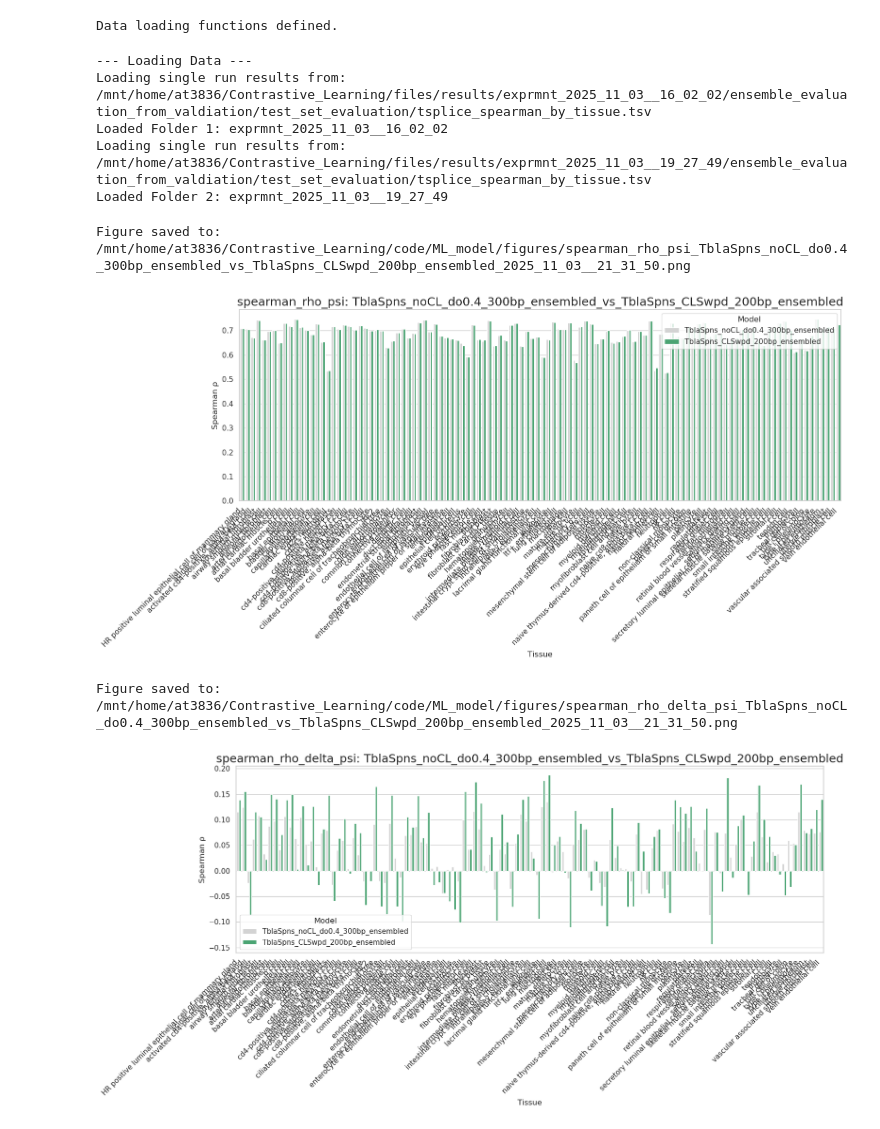
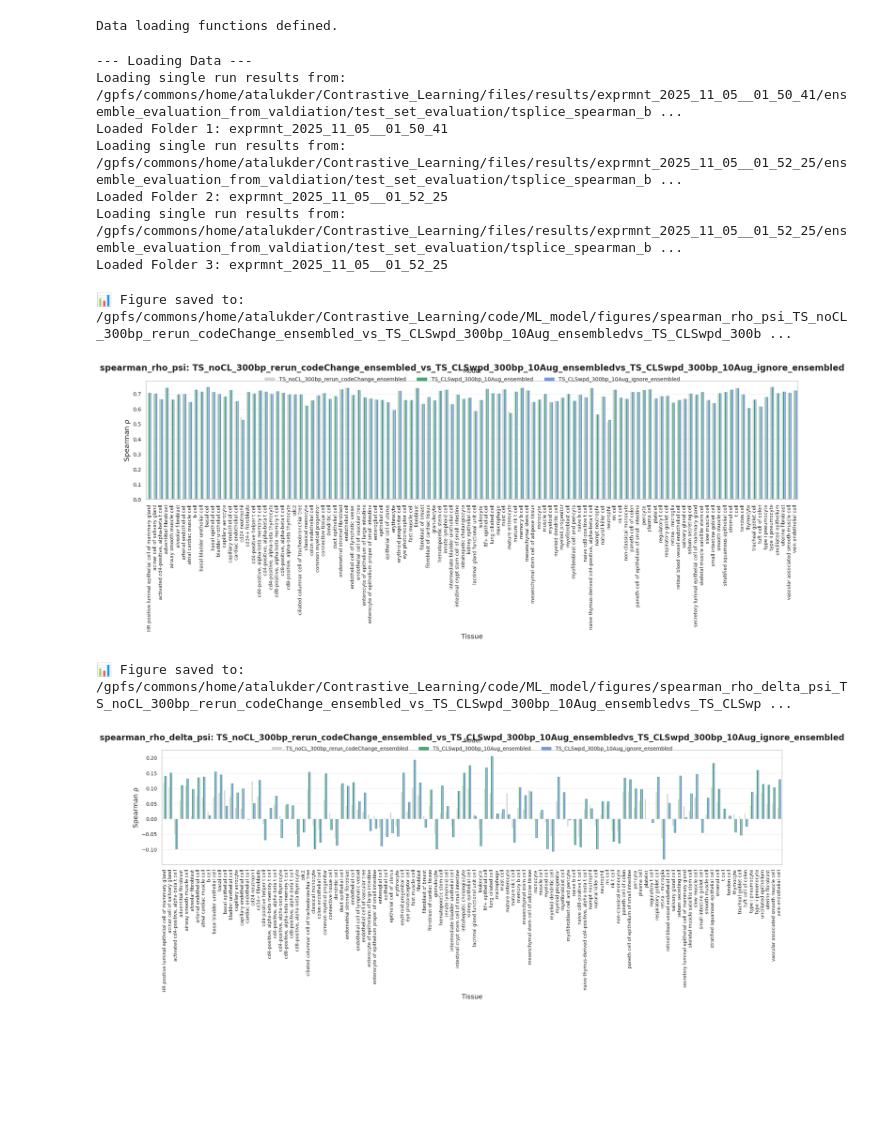
Before and after one commit to ArghamitraT/CL_Splicing_Regulation, a Jupyter notebook: ML_model/scripts/result_analysis/notebooks/plotDeltaPsi2_TS.ipynb, the cells around one changed output. Cells and saved outputs as stored; diff of their text form; code cells hidden in the pictures; blank space fills up the shorter version.

Commit message:
TS 3 division Tissue added

```diff
--- a/ML_model/scripts/result_analysis/notebooks/plotDeltaPsi2_TS.ipynb
+++ b/ML_model/scripts/result_analysis/notebooks/plotDeltaPsi2_TS.ipynb
@@ -202,29 +222,38 @@ def plot_average_across_tissues_2models(
 
 # --- Configuration ---
 # --- Folder 1 ---
-result_file_name1 =  "exprmnt_2025_11_03__16_02_02" # EMPRAIPsi_TblaSpns_noCL_do0.4_300bp_2025_11_03__16_02_02
-model1_user_name_norun = 'TblaSpns_noCL_do0.4_300bp'
+result_file_name1 = "exprmnt_2025_11_05__01_50_41" # EMPRAIPsi_TS_noCL_300bp_rerun_codeChange_2025_11_05__01_50_41
+model1_user_name_norun = 'TS_noCL_300bp_rerun_codeChange'
 model1_user_name = f'{model1_user_name_norun}_ensembled'
 model1_user_avg_name = f'{model1_user_name_norun}_avg'
 model1_runNumber = None
 
 
 # --- Folder 2 (Define paths and names for your second experiment) ---
-result_file_name2 =  "exprmnt_2025_11_03__19_27_49" # EMPRAIPsi_TblaSpns_CLSwpd_200bp_2025_11_03__19_27_49
-model2_user_name_norun = 'TblaSpns_CLSwpd_200bp'
+result_file_name2 =  "exprmnt_2025_11_05__01_52_25" # EMPRAIPsi_TS_CLSwpd_300bp_10Aug_rerun_codeChange_2025_11_05__01_52_25
+model2_user_name_norun = 'TS_CLSwpd_300bp_10Aug'
 model2_user_name = f'{model2_user_name_norun}_ensembled'
 model2_user_avg_name = f'{model2_user_name_norun}_avg'
 model2_runNumber = None
+
+
+# --- Folder 3 (Define paths and names for your second experiment) ---
+result_file_name3 =  "exprmnt_2025_11_05__01_52_25" # EMPRAIPsi_TS_CLSwpd_300bp_10Aug_rerun_codeChange_2025_11_05__01_52_25
+model3_user_name_norun = 'TS_CLSwpd_300bp_10Aug_ignore'
+model3_user_name = f'{model3_user_name_norun}_ensembled'
+model3_user_avg_name = f'{model3_user_name_norun}_avg'
+model3_runNumber = None
 # %%
 # --- Base Dirs ---
-# main_dir = "/gpfs/commons/home/atalukder/Contrastive_Learning/files/results/"
-main_dir = "/mnt/home/at3836/Contrastive_Learning/files/results/"
+main_dir = "/gpfs/commons/home/atalukder/Contrastive_Learning/files/results/"
+# main_dir = "/mnt/home/at3836/Contrastive_Learning/files/results/"
 fig_maindir = get_figures_path()
 trimester = time.strftime("_%Y_%m_%d__%H_%M_%S")
 
 # --- Full Paths ---
 RESULTS_FOLDER_PATH1 = f"{main_dir}/{result_file_name1}/ensemble_evaluation_from_valdiation/test_set_evaluation" # <<< Path for Folder 1
 RESULTS_FOLDER_PATH2 = f"{main_dir}/{result_file_name2}/ensemble_evaluation_from_valdiation/test_set_evaluation" # <<< Path for Folder 2
+RESULTS_FOLDER_PATH3 = f"{main_dir}/{result_file_name3}/ensemble_evaluation_from_valdiation/test_set_evaluation" # <<< Path for Folder 3
 # %%
 # --- Load Data ---
 print("--- Loading Data ---")
@@ -239,6 +268,11 @@ try:
     # averaged_run_2_results = load_and_average_all_runs(RESULTS_FOLDER_PATH2)
     print(f"Loaded Folder 2: {result_file_name2}")
 
+    # Results for Folder 3 (Single Run & Averaged)
+    single_run_3_results = load_single_run_results(RESULTS_FOLDER_PATH3)
+    # averaged_run_3_results = load_and_average_all_runs(RESULTS_FOLDER_PATH3)
+    print(f"Loaded Folder 3: {result_file_name3}")
+
 except FileNotFoundError as e:
     print(f"Error loading files: {e}")
     exit()
@@ -247,17 +281,19 @@ except Exception as e:
     exit()
 # %% [output]
 --- Loading Data ---
-Loading single run results from: /mnt/home/at3836/Contrastive_Learning/files/results/exprmnt_2025_11_03__16_02_02/ensemble_evaluation_from_valdiation/test_set_evaluation/tsplice_spearman_by_tissue.tsv
-Loaded Folder 1: exprmnt_2025_11_03__16_02_02
-Loading single run results from: /mnt/home/at3836/Contrastive_Learning/files/results/exprmnt_2025_11_03__19_27_49/ensemble_evaluation_from_valdiation/test_set_evaluation/tsplice_spearman_by_tissue.tsv
-Loaded Folder 2: exprmnt_2025_11_03__19_27_49
+Loading single run results from: /gpfs/commons/home/atalukder/Contrastive_Learning/files/results/exprmnt_2025_11_05__01_50_41/ensemble_evaluation_from_valdiation/test_set_evaluation/tsplice_spearman_b ...
+Loaded Folder 1: exprmnt_2025_11_05__01_50_41
+Loading single run results from: /gpfs/commons/home/atalukder/Contrastive_Learning/files/results/exprmnt_2025_11_05__01_52_25/ensemble_evaluation_from_valdiation/test_set_evaluation/tsplice_spearman_b ...
+Loaded Folder 2: exprmnt_2025_11_05__01_52_25
+Loading single run results from: /gpfs/commons/home/atalukder/Contrastive_Learning/files/results/exprmnt_2025_11_05__01_52_25/ensemble_evaluation_from_valdiation/test_set_evaluation/tsplice_spearman_b ...
+Loaded Folder 3: exprmnt_2025_11_05__01_52_25
 # %%
 ################ 2 user inputs ################
 # %%
 # Prepare the data
 # Prepare the data SINGLE RUN 1 vs SINGLE RUN 2
 
-title_single = f"{model1_user_name}_vs_{model2_user_name}"
+title_single = f"{model1_user_name}_vs_{model2_user_name}vs_{model3_user_name}"
 metric_psi = 'spearman_rho_psi'
 metric_delta = 'spearman_rho_delta_psi'
 
@@ -268,42 +304,48 @@ fig_maindir = get_figures_path()
 comp_df_1, melt_df_1 = prepare_grouped_plot_data(
     df1=single_run_1_results,
     df2=single_run_2_results,
+    df3=single_run_3_results,
     metric=metric_psi,
     model1_name=model1_user_name,
-    model2_name=model2_user_name
+    model2_name=model2_user_name,
+    model3_name=model3_user_name
 )
 
 # Create the plot
 plot_grouped_comparison(
     comp_df_1, melt_df_1,
     title=f'{metric_psi}: {title_single}',
     model1_name=model1_user_name,
     model2_name=model2_user_name,
+    model3_name=model3_user_name,
     save_path=f"{fig_maindir}/spearman_rho_psi_{title_single}{trimester}.png"
 )
 
 # Prepare the data
 comp_df_1, melt_df_1 = prepare_grouped_plot_data(
     df1=single_run_1_results,
     df2=single_run_2_results,
+    df3=single_run_3_results,
     metric=metric_delta,
     model1_name=model1_user_name,
-    model2_name=model2_user_name
+    model2_name=model2_user_name,
+    model3_name=model3_user_name
 )
 
 # Create the plot
 plot_grouped_comparison(
     comp_df_1, melt_df_1,
     title=f'{metric_delta}: {title_single}',
     model1_name=model1_user_name,
     model2_name=model2_user_name,
+    model3_name=model3_user_name,
     save_path=f"{fig_maindir}/spearman_rho_delta_psi_{title_single}{trimester}.png"
 )
 # %% [output]
-Figure saved to: /mnt/home/at3836/Contrastive_Learning/code/ML_model/figures/spearman_rho_psi_TblaSpns_noCL_do0.4_300bp_ensembled_vs_TblaSpns_CLSwpd_200bp_ensembled_2025_11_03__21_31_50.png
+📊 Figure saved to: /gpfs/commons/home/atalukder/Contrastive_Learning/code/ML_model/figures/spearman_rho_psi_TS_noCL_300bp_rerun_codeChange_ensembled_vs_TS_CLSwpd_300bp_10Aug_ensembledvs_TS_CLSwpd_300b ...
-[figure, old version]
+[figure, new version]
-Figure saved to: /mnt/home/at3836/Contrastive_Learning/code/ML_model/figures/spearman_rho_delta_psi_TblaSpns_noCL_do0.4_300bp_ensembled_vs_TblaSpns_CLSwpd_200bp_ensembled_2025_11_03__21_31_50.png
+📊 Figure saved to: /gpfs/commons/home/atalukder/Contrastive_Learning/code/ML_model/figures/spearman_rho_delta_psi_TS_noCL_300bp_rerun_codeChange_ensembled_vs_TS_CLSwpd_300bp_10Aug_ensembledvs_TS_CLSwp ...
-[figure, old version]
+[figure, new version]
 # %%
 print("\n--- Plotting Average Spearman Correlations Across All Tissues ---")
 
```
Also changed, not shown: parts of 6 cells of this notebook, 13 other files.
